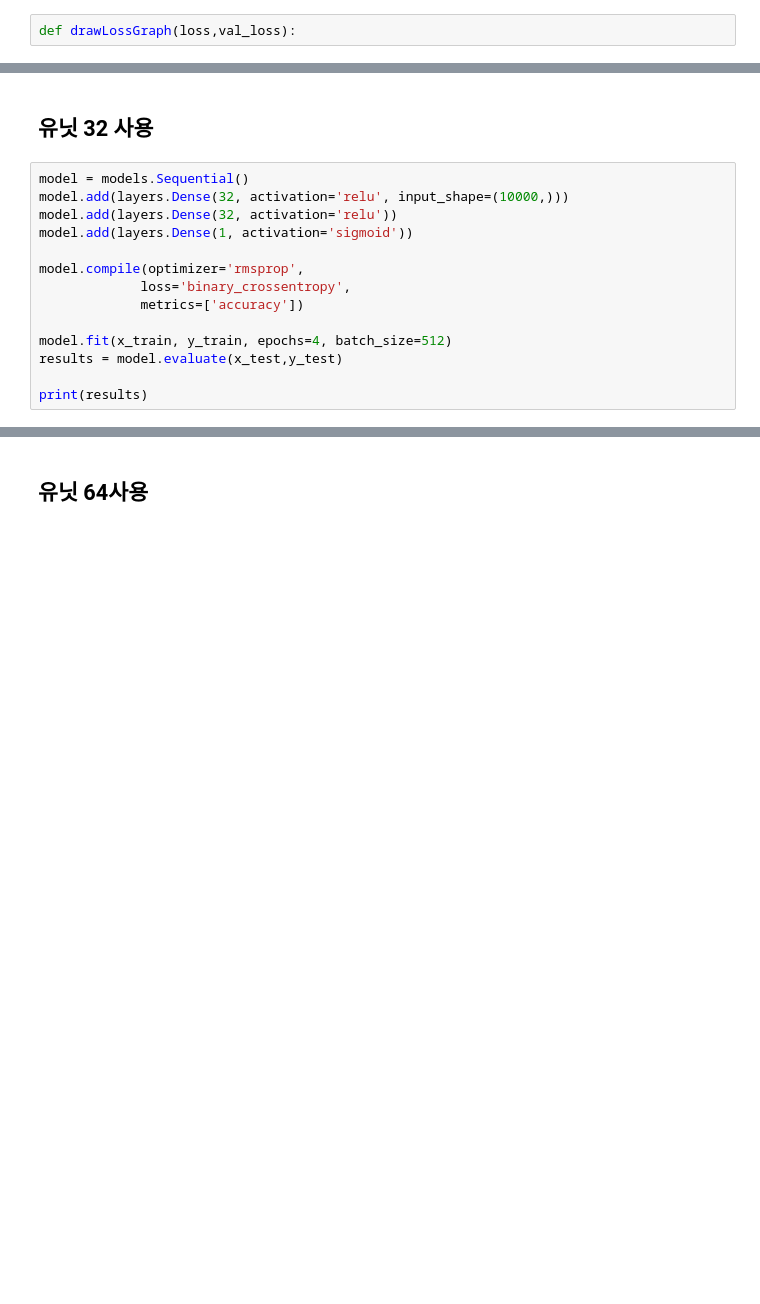
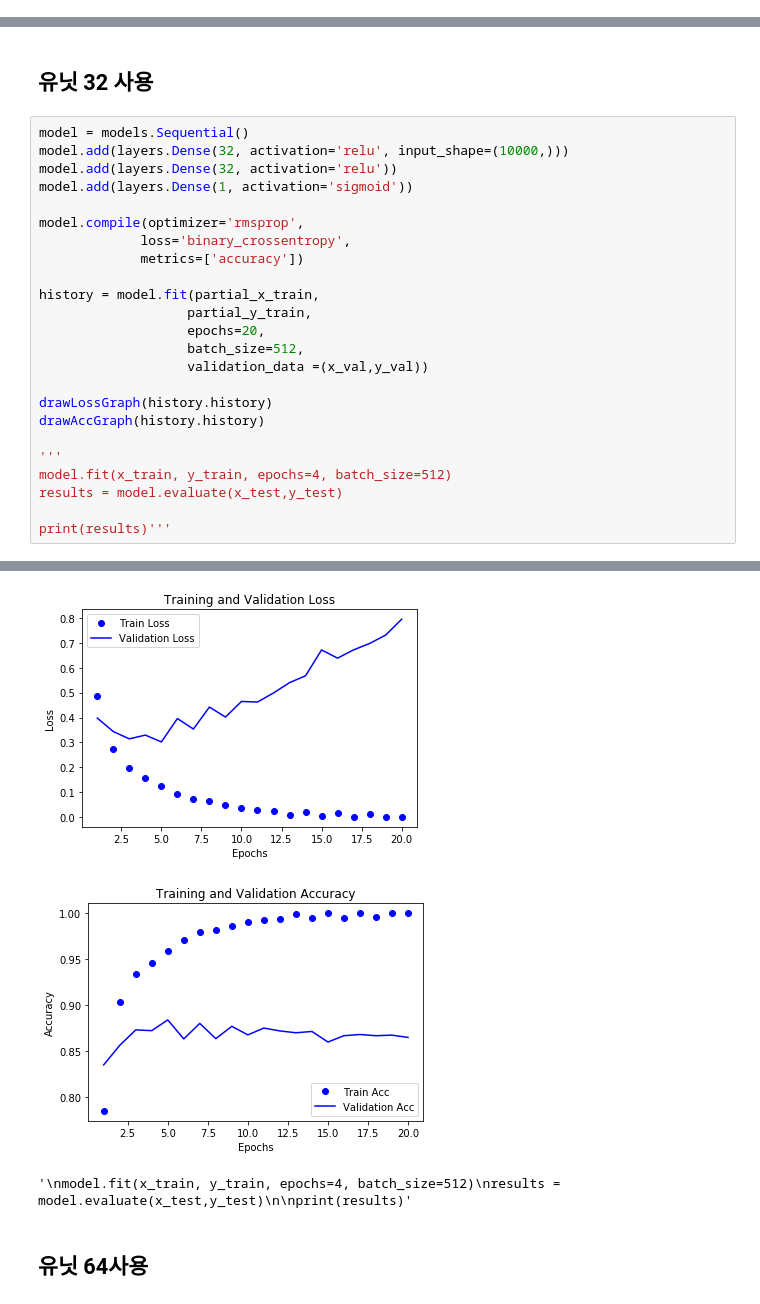
Before and after one commit to opp0615/keras_edu, a Jupyter notebook: 영화 리뷰 분류 (이진 분류 문제).ipynb, the cells around one changed output, grey strips where cells are left out. Drawn from its saved outputs; the diff is of its cells as text; blank space fills up the shorter version.

```diff
--- a/영화 리뷰 분류 (이진 분류 문제).ipynb
+++ b/영화 리뷰 분류 (이진 분류 문제).ipynb
@@ -207,5 +207,3 @@ x_val = x_train[:10000]
 partial_x_train = x_train[10000:]
 y_val = y_train[:10000]
 partial_y_train = y_train[10000:]
-# %%
-def drawLossGraph(loss,val_loss):
@@ -249,8 +299,18 @@ model.compile(optimizer='rmsprop',
              loss='binary_crossentropy',
              metrics=['accuracy'])
 
+history = model.fit(partial_x_train,
+                   partial_y_train,
+                   epochs=20,
+                   batch_size=512,
+                   validation_data =(x_val,y_val))
+
+drawLossGraph(history.history)
+drawAccGraph(history.history)
+
+'''
 model.fit(x_train, y_train, epochs=4, batch_size=512)
 results = model.evaluate(x_test,y_test)
 
-print(results)
+print(results)'''
 # %% [output]
@@ -267,3 +334,6 @@ Epoch 4/4
+[figure, added]
+[figure, added]
+'\nmodel.fit(x_train, y_train, epochs=4, batch_size=512)\nresults = model.evaluate(x_test,y_test)\n\nprint(results)'
 # %% [markdown]
 ## 유닛 64사용
 # %%
```
Also changed, not shown: parts of 8 cells of this notebook, 2 other files.
